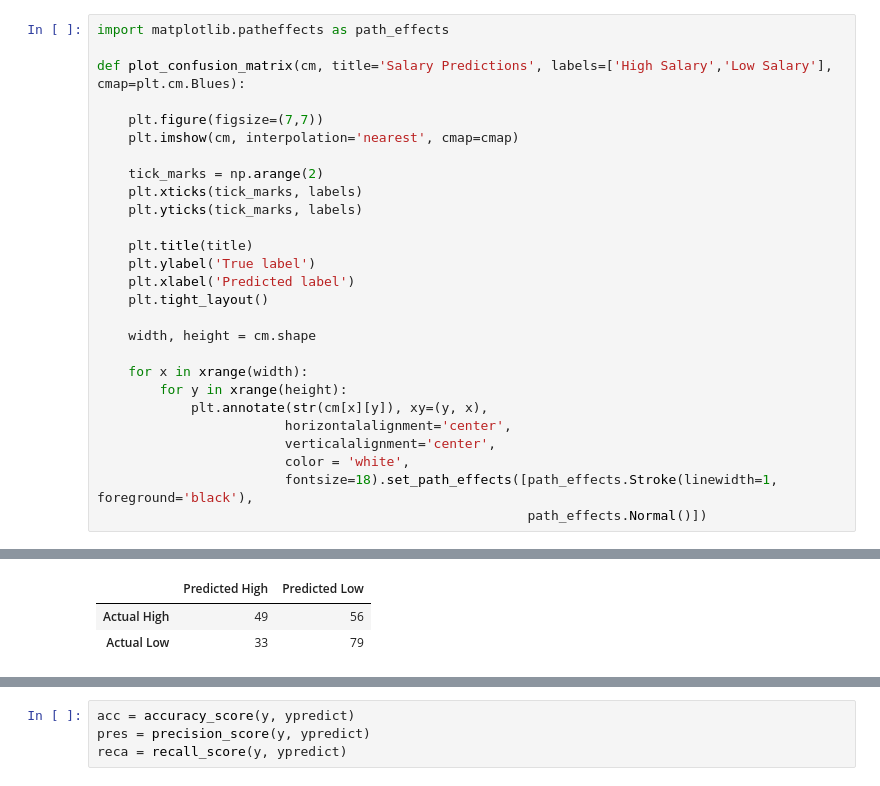
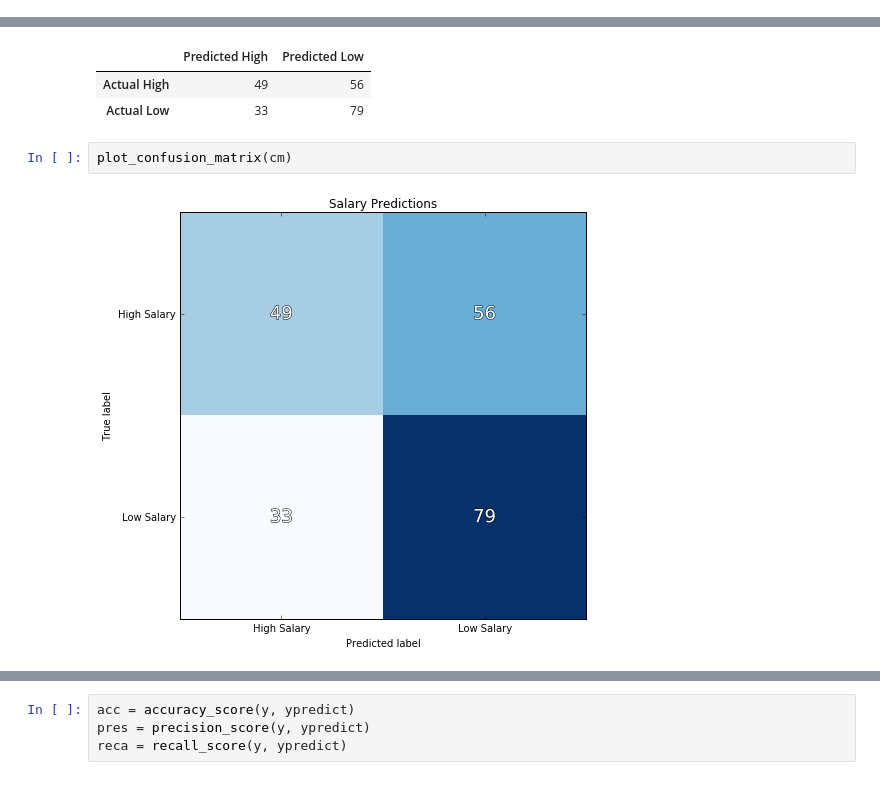
Before and after one commit to tptirrell/DSI-Projects, a Jupyter notebook: Project 4.ipynb, the cells around one changed output, grey strips where cells are left out. Cells and saved outputs as stored; diff of their text form.

```diff
--- a/Project 4.ipynb
+++ b/Project 4.ipynb
@@ -542,33 +470,6 @@ The Recall (79%) represents the predicted positives over all actual positives re
 The AUC is the area under the ROC curve and increases with model accuracy.
 
 A high precision model is ideal if you're choosing listings to apply to and don't want to waste your time on interviews if salary is actually lower than predicted. A high recall model is ideal if you have a small number of listings and do not want to miss any high salary positions due to a false negative.
-# %%
-import matplotlib.patheffects as path_effects
-
-def plot_confusion_matrix(cm, title='Salary Predictions', labels=['High Salary','Low Salary'], cmap=plt.cm.Blues):
-
-    plt.figure(figsize=(7,7))
-    plt.imshow(cm, interpolation='nearest', cmap=cmap)
-
-    tick_marks = np.arange(2)
-    plt.xticks(tick_marks, labels)
-    plt.yticks(tick_marks, labels)
-
-    plt.title(title)
-    plt.ylabel('True label')
-    plt.xlabel('Predicted label')
-    plt.tight_layout()
-
-    width, height = cm.shape
-
-    for x in xrange(width):
-        for y in xrange(height):
-            plt.annotate(str(cm[x][y]), xy=(y, x),
-                        horizontalalignment='center',
-                        verticalalignment='center',
-                        color = 'white',
-                        fontsize=18).set_path_effects([path_effects.Stroke(linewidth=1, foreground='black'),
-                                                       path_effects.Normal()])
 # %%
 plot_confusion_matrix(cm)
 # %% [output]
@@ -720,6 +590,10 @@ dfcm
 |  | Predicted High | Predicted Low |
 | Actual High | 49 | 56 |
 | Actual Low | 33 | 79 |
+# %%
+plot_confusion_matrix(cm)
+# %% [output]
+[figure, added]
 # %%
 cross_val_score(lr, X, y, cv=3).mean()
 # %% [output]
```
Also changed, not shown: parts of 51 cells of this notebook.
